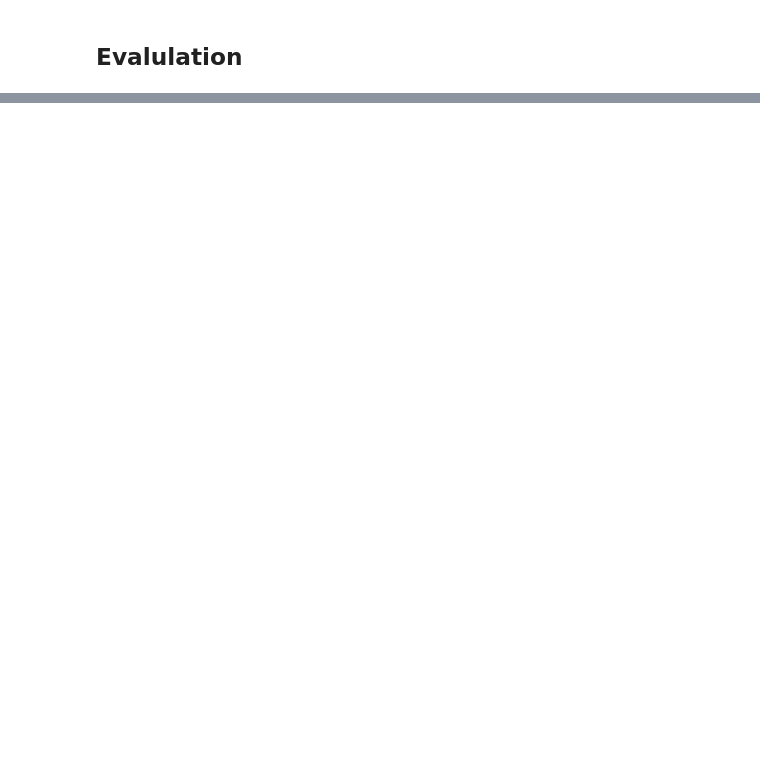
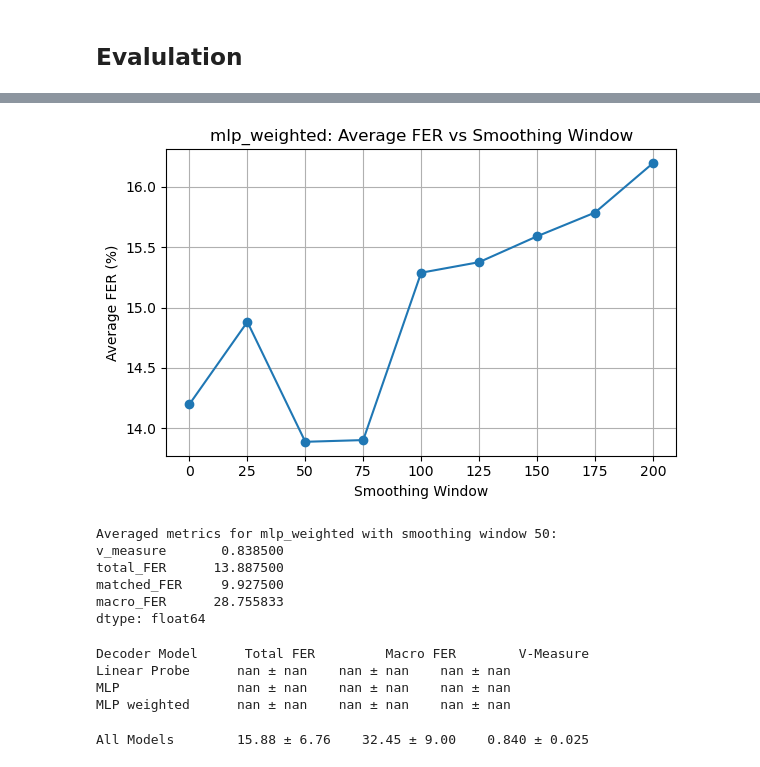
Before and after one commit to georgevenven/tweety_bert, a Jupyter notebook: decoder_eval.ipynb, the cells around one changed output, grey strips where cells are left out. Drawn from its saved outputs; the diff is of its cells as text; code cells hidden in the pictures; blank space fills up the shorter version.

```diff
--- a/decoder_eval.ipynb
+++ b/decoder_eval.ipynb
@@ -1051,0 +1050,65 @@ KeyboardInterrupt:
+# %%
+# Plot average FER across smoothing windows for mlp_weighted
+mlp_weighted_df = df_metrics[df_metrics['decoder_type'] == 'mlp_weighted']
+avg_fer_by_window = mlp_weighted_df.groupby('Window')['total_FER'].mean()
+
+plt.figure(figsize=(6,4))
+avg_fer_by_window.plot(marker='o')
+plt.xlabel('Smoothing Window')
+plt.ylabel('Average FER (%)')
+plt.title('mlp_weighted: Average FER vs Smoothing Window')
+plt.grid(True)
+plt.tight_layout()
+plt.show()
+# %% [output]
+[figure, added]
+# %%
+mlp_weighted_50 = df_metrics[(df_metrics['decoder_type'] == 'mlp_weighted') & (df_metrics['Window'] == 50)]
+avg_metrics = mlp_weighted_50[['v_measure', 'total_FER', 'matched_FER', 'macro_FER']].mean()
+print("Averaged metrics for mlp_weighted with smoothing window 50:")
+print(avg_metrics)
+# %% [output]
+Averaged metrics for mlp_weighted with smoothing window 50:
+v_measure       0.838500
+total_FER      13.887500
+matched_FER     9.927500
+macro_FER      28.755833
+dtype: float64
+# %%
+# Prepare table of metrics for smoothing window 0
+window0 = df_metrics[df_metrics['Window'] == 0]
+
+rows = []
+stds = []
+for decoder in ['upper_limit_decoder_labels', 'cuml_transform_predict', 'cuml_transform_predict']:
+    means = window0[window0['decoder_type'] == decoder][['total_FER', 'macro_FER', 'v_measure']].mean()
+    std = window0[window0['decoder_type'] == decoder][['total_FER', 'macro_FER', 'v_measure']].std()
+    rows.append(means)
+    stds.append(std)
+
+import pandas as pd
+table = pd.DataFrame(rows, columns=['total_FER', 'macro_FER', 'v_measure'],
+                     index=['Linear Probe', 'MLP', 'MLP weighted'])
+table_std = pd.DataFrame(stds, columns=['total_FER', 'macro_FER', 'v_measure'],
+                        index=['Linear Probe', 'MLP', 'MLP weighted'])
+
+print("Decoder Model      Total FER         Macro FER        V-Measure")
+for idx in table.index:
+    mean_row = table.loc[idx]
+    std_row = table_std.loc[idx]
+    print(f"{idx:<17} {mean_row['total_FER']:.2f} ± {std_row['total_FER']:.2f}    "
+          f"{mean_row['macro_FER']:.2f} ± {std_row['macro_FER']:.2f}    "
+          f"{mean_row['v_measure']:.3f} ± {std_row['v_measure']:.3f}")
+# %% [output]
+Decoder Model      Total FER         Macro FER        V-Measure
+Linear Probe      nan ± nan    nan ± nan    nan ± nan
+MLP               nan ± nan    nan ± nan    nan ± nan
+MLP weighted      nan ± nan    nan ± nan    nan ± nan
+# %%
+# Prepare and print average and std for all entries at smoothing window 0 (single line)
+window0 = df_metrics[df_metrics['Window'] == 0]
+means = window0[['total_FER', 'macro_FER', 'v_measure']].mean()
+stds = window0[['total_FER', 'macro_FER', 'v_measure']].std()
+print(f"All Models        {means['total_FER']:.2f} ± {stds['total_FER']:.2f}    {means['macro_FER']:.2f} ± {stds['macro_FER']:.2f}    {means['v_measure']:.3f} ± {stds['v_measure']:.3f}")
+# %% [output]
+All Models        15.88 ± 6.76    32.45 ± 9.00    0.840 ± 0.025
```
Also changed, not shown: parts of 15 cells of this notebook, 7 other files.
